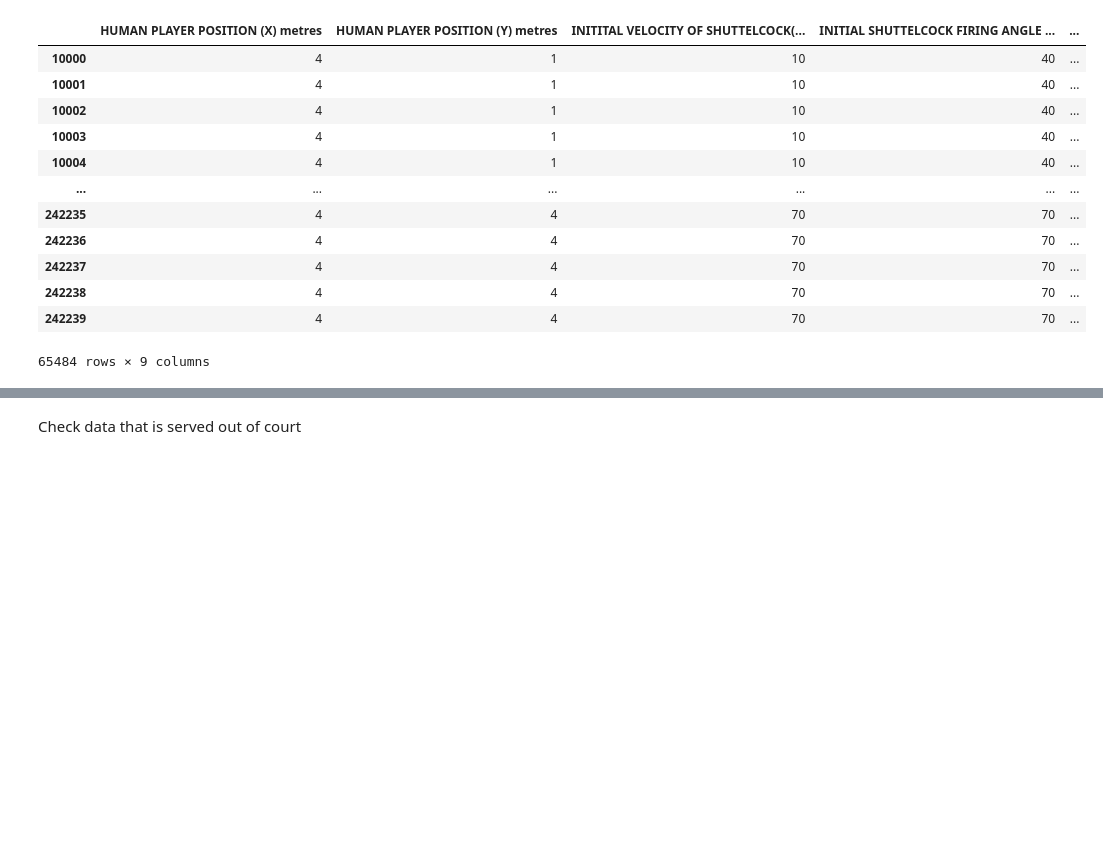
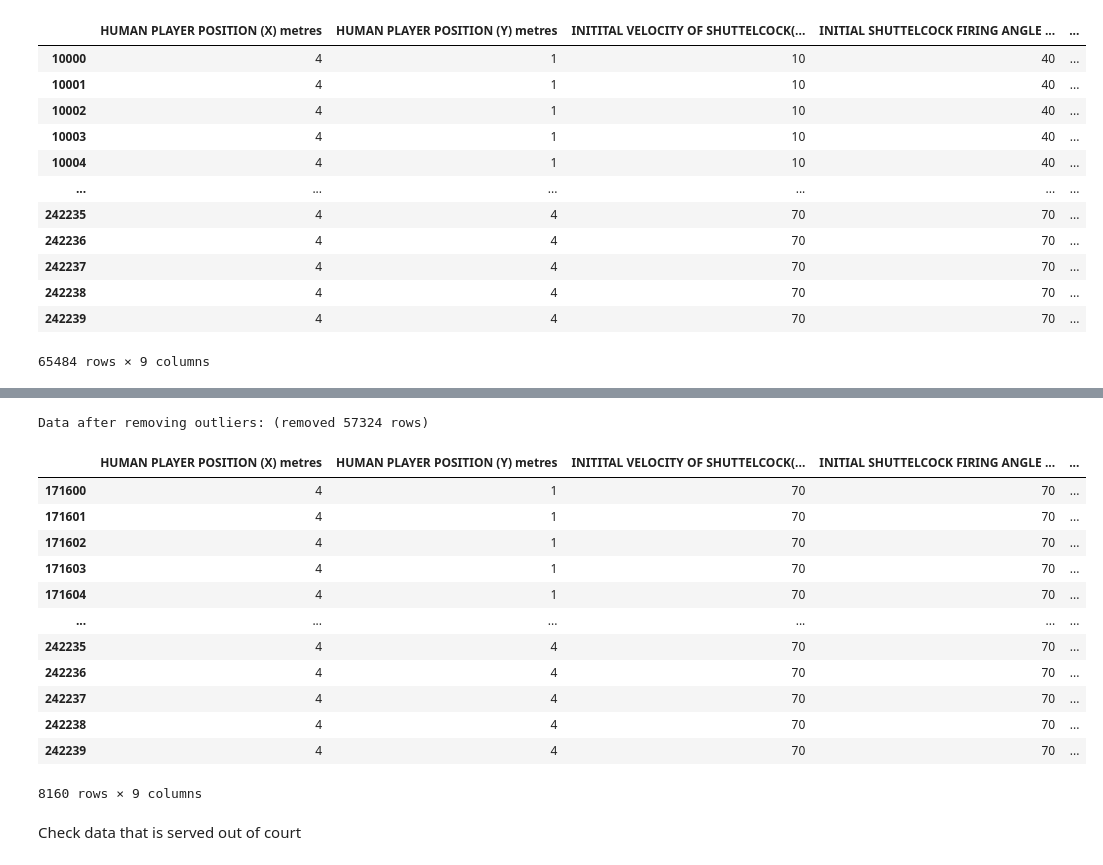
Before and after one commit to xunthongkkkkkk/DataAnalytics3005, a Jupyter notebook: badmintondata2_data-preprocessing/badmintondata2_cleaning.ipynb, the cells around one changed output, grey strips where cells are left out. Cells and saved outputs as stored; diff of their text form; code cells hidden in the pictures; blank space fills up the shorter version.

```diff
--- a/badmintondata2_data-preprocessing/badmintondata2_cleaning.ipynb
+++ b/badmintondata2_data-preprocessing/badmintondata2_cleaning.ipynb
@@ -191,3 +153,46 @@ See the caveats in the documentation: https://pandas.pydata.org/pandas-docs/stab
+# %%
+# Calculate Q1, Q3, and IQR
+Q1 = data2.iloc[:, 1:].groupby(data2['SHOT_ID']).quantile(0.25)  # Group by SHOT_ID
+Q3 = data2.iloc[:, 1:].groupby(data2['SHOT_ID']).quantile(0.75)  # Group by SHOT_ID
+IQR = Q3 - Q1
+
+# Duplicate the original dataframe for use in the next steps
+df_temp = data2.copy()
+
+# Calculate outlier mask for each row
+for shot_id in data2['SHOT_ID'].unique():
+    outlier_mask = ((df_temp[df_temp['SHOT_ID'] == shot_id].iloc[:, 1:] < (Q1.loc[shot_id] - 1.5 * IQR.loc[shot_id])) |
+                    (df_temp[df_temp['SHOT_ID'] == shot_id].iloc[:, 1:] > (Q3.loc[shot_id] + 1.5 * IQR.loc[shot_id]))).any(axis=1)
+    df_temp.loc[df_temp['SHOT_ID'] == shot_id, 'outlier_mask'] = outlier_mask
+
+# Identify outlier SHOT_IDs
+outlier_shot_ids = df_temp[df_temp['outlier_mask']].SHOT_ID.unique()
+
+# Filter out outliers by SHOT_ID
+df_no_outliers = df_temp[~df_temp['SHOT_ID'].isin(outlier_shot_ids)].drop(columns='outlier_mask')
+
+# Calculate and print number of rows removed
+removed_rows_outliers = data2.shape[0] - df_no_outliers.shape[0]
+print(f"\nData after removing outliers: (removed {removed_rows_outliers} rows)")
+
+# Update data2 to df_no_outliers
+data2 = df_no_outliers
+data2
+# %% [output]
+Data after removing outliers: (removed 57324 rows)
+|  | HUMAN PLAYER POSITION (X) metres | HUMAN PLAYER POSITION (Y) metres | INITITAL VELOCITY OF SHUTTELCOCK(... | INITIAL SHUTTELCOCK FIRING ANGLE ... | ... |
+| 171600 | 4 | 1 | 70 | 70 | ... |
+| 171601 | 4 | 1 | 70 | 70 | ... |
+| 171602 | 4 | 1 | 70 | 70 | ... |
+| 171603 | 4 | 1 | 70 | 70 | ... |
+| 171604 | 4 | 1 | 70 | 70 | ... |
+| ... | ... | ... | ... | ... | ... |
+| 242235 | 4 | 4 | 70 | 70 | ... |
+| 242236 | 4 | 4 | 70 | 70 | ... |
+| 242237 | 4 | 4 | 70 | 70 | ... |
+| 242238 | 4 | 4 | 70 | 70 | ... |
+| 242239 | 4 | 4 | 70 | 70 | ... |
+8160 rows × 9 columns
 # %% [markdown]
 Check data that is served out of court
 # %%
```
Also changed, not shown: parts of 7 cells of this notebook, 7 other files.
